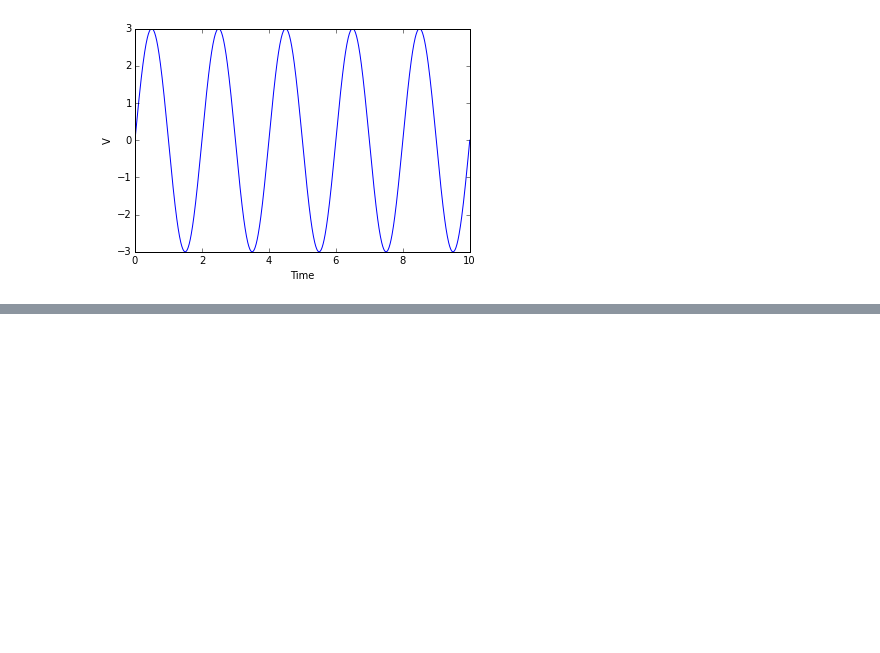
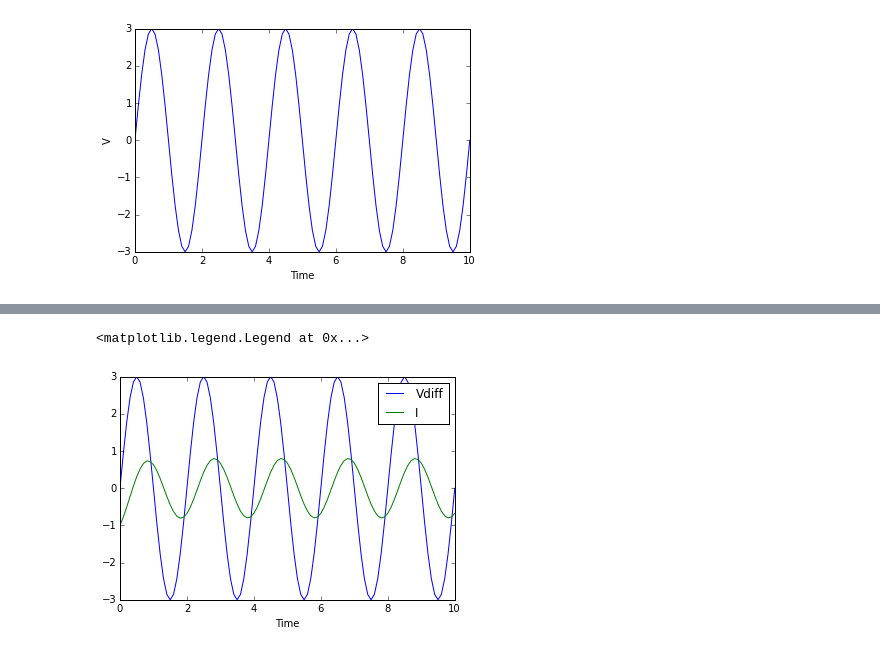
Before and after one commit to HRClab/SimInterface, a Jupyter notebook: introductionToSystems.ipynb, the cells around one changed output, grey strips where cells are left out. Saved outputs shown, nothing was run; the diff lists cells and outputs as text; code cells hidden in the pictures; blank space fills up the shorter version.

```diff
--- a/introductionToSystems.ipynb
+++ b/introductionToSystems.ipynb
@@ -92,3 +97,5 @@ def RLVectorField(I,V,R,L):
+# %%
+Vdiff = SI.Signal(label='Vdiff',data=Vsig,TimeStamp=Time)
 # %% [markdown]
 ## Caution: Argument names should match variable labels.
 
@@ -106,5 +118,6 @@ I.data
 # %%
-RLEquation = SI.DifferentialEquation(func=RLVectorField,StateVars=I,InputVars=(V,R,L),label='RL')
+RLEquation = SI.DifferentialEquation(func=RLVectorField,StateVars=I,InputVars=(Vdiff,R,L),label='RL')
+# If graphviz is installed a graph is automatically generated. It can be displayed as follows:
 RLEquation.graph
 # %% [output]
 [drawing not drawn]
@@ -110,0 +138,10 @@ RLEquation.graph
+# %%
+# This is a standard way to use the ODE class from scipy
+Integrator = integ.ode(RLEquation.VectorField)
+Integrator.set_integrator('dopri5').set_initial_value(RLEquation.InitialState)
+
+X = np.zeros((len(Time),2))
+for k in range(len(Time)):
+    t = Time[k]
+    x = Integrator.integrate(t)
+    X[k] = x
@@ -110,0 +161,9 @@ RLEquation.graph
+# %%
+RLEquation.UpdateState(Time,X)
+VH = plt.plot(Time,Vdiff.data,label=Vdiff.label)[0]
+IH = plt.plot(Time,I.data,label=I.label)[0]
+plt.xlabel('Time')
+plt.legend(handles=(VH,IH))
+# %% [output]
+<matplotlib.legend.Legend at 0x...>
+[figure, added]
```
Also changed, not shown: parts of 14 cells of this notebook, 1 other file.
